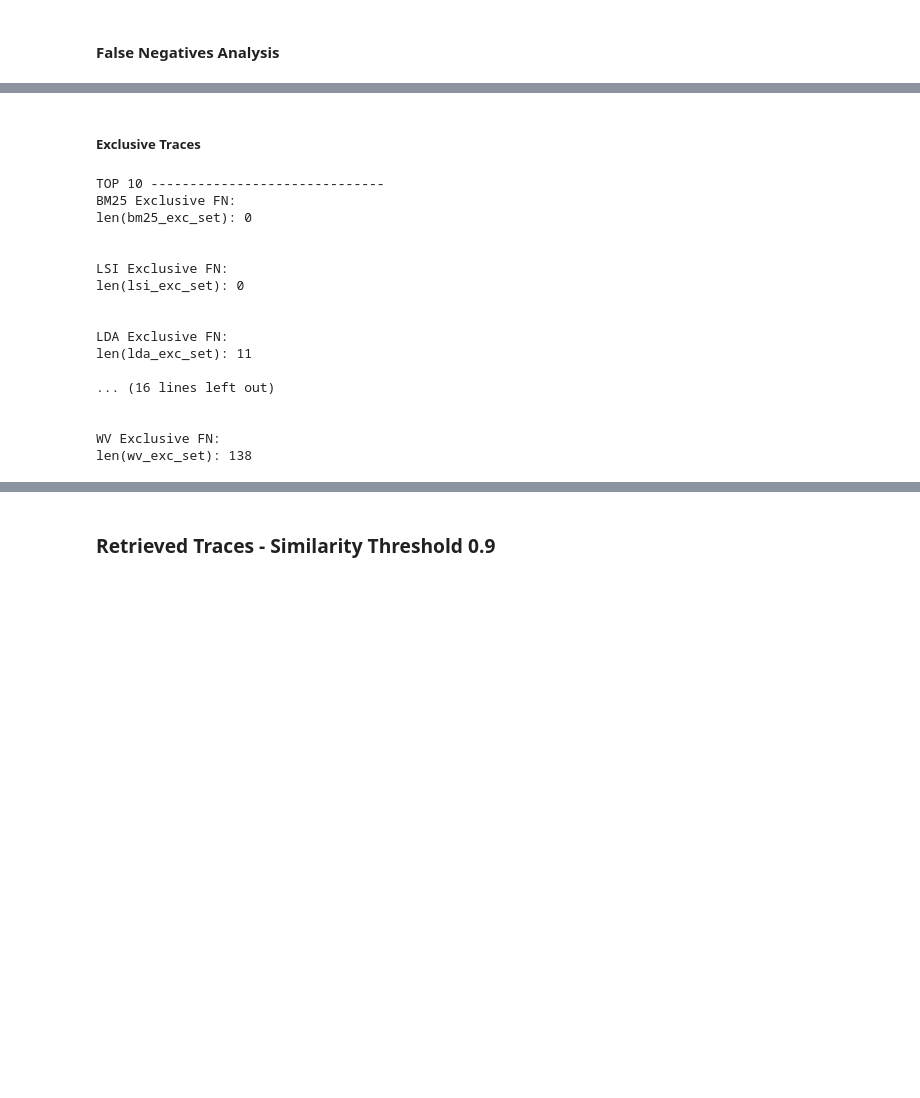
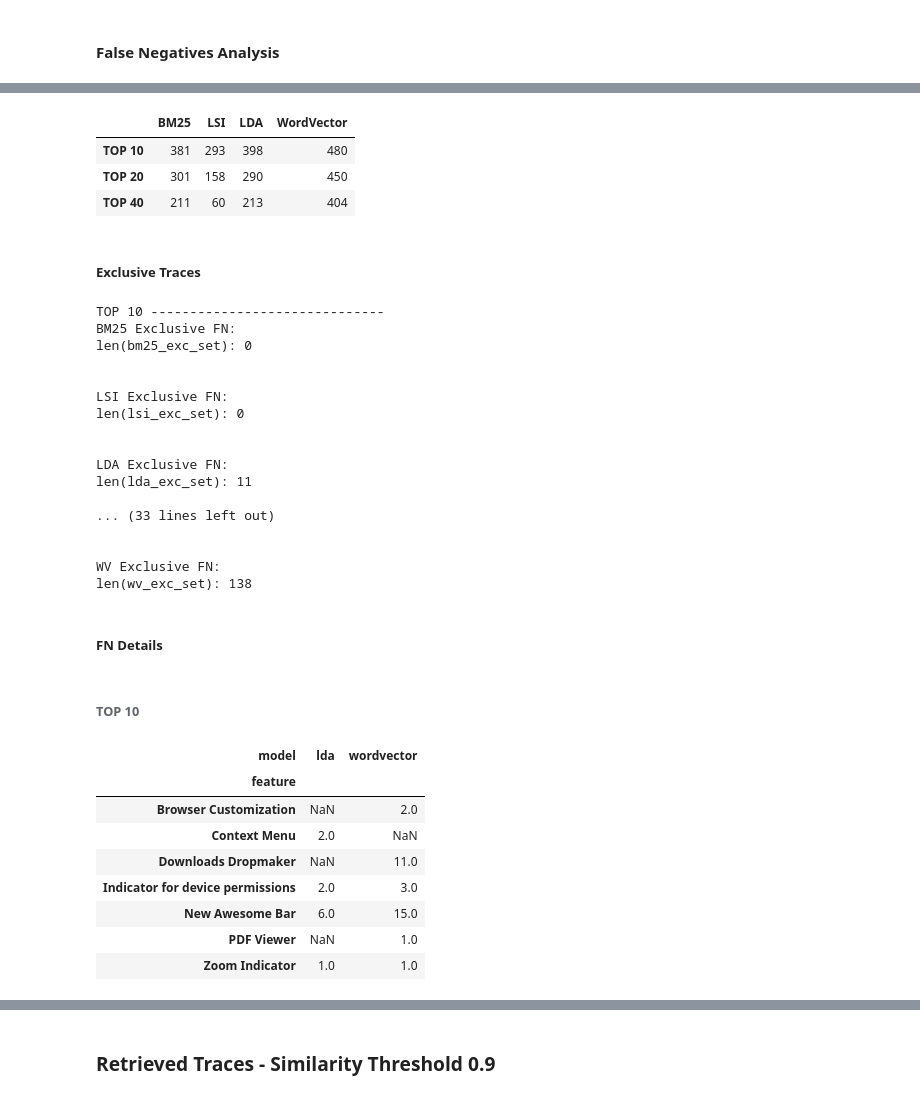
Before and after one commit to Pointpt/trace-link-recovery-study, a Jupyter notebook: notebooks/firefox_p2/tc_br_tracing/tc_br_runner.ipynb, the cells around one changed output, grey strips where cells are left out. Drawn from its saved outputs; the diff is of its cells as text; code cells hidden in the pictures; blank space fills up the shorter version.

```diff
--- a/notebooks/firefox_p2/tc_br_tracing/tc_br_runner.ipynb
+++ b/notebooks/firefox_p2/tc_br_tracing/tc_br_runner.ipynb
@@ -574,9 +571,39 @@ aux_functions.plot_venn_diagrams(40, bm25_fn_set_t40, lsi_fn_set_t40, lda_fn_set
+# %%
+df = pd.DataFrame(index=['TOP 10', 'TOP 20', 'TOP 40'], columns=['BM25','LSI','LDA','WordVector'])
+
+df.at['TOP 10','BM25'] = len(bm25_fn_set_t10)
+df.at['TOP 20','BM25'] = len(bm25_fn_set_t20)
+df.at['TOP 40','BM25'] = len(bm25_fn_set_t40)
+
+df.at['TOP 10','LSI'] = len(lsi_fn_set_t10)
+df.at['TOP 20','LSI'] = len(lsi_fn_set_t20)
+df.at['TOP 40','LSI'] = len(lsi_fn_set_t40)
+
+df.at['TOP 10','LDA'] = len(lda_fn_set_t10)
+df.at['TOP 20','LDA'] = len(lda_fn_set_t20)
+df.at['TOP 40','LDA'] = len(lda_fn_set_t40)
+
+df.at['TOP 10','WordVector'] = len(wv_fn_set_t10)
+df.at['TOP 20','WordVector'] = len(wv_fn_set_t20)
+df.at['TOP 40','WordVector'] = len(wv_fn_set_t40)
+
+print()
+
+df
+# %% [output]
+|  | BM25 | LSI | LDA | WordVector |
+| TOP 10 | 381 | 293 | 398 | 480 |
+| TOP 20 | 301 | 158 | 290 | 450 |
+| TOP 40 | 211 | 60 | 213 | 404 |
 # %% [markdown]
 ##### Exclusive Traces
 # %%
 print("TOP 10 ------------------------------")
 bm25_fn_exc_set_t10, lsi_fn_exc_set_t10, lda_fn_exc_set_t10, wv_fn_exc_set_t10 =  aux_functions.get_exclusive_traces(bm25_fn_set_t10, lsi_fn_set_t10, lda_fn_set_t10, wv_fn_set_t10, traces_type='FN')
 
+print("\n\nTOP 20 -------------------------------")
+bm25_fn_exc_set_t20, lsi_fn_exc_set_t20, lda_fn_exc_set_t20, wv_fn_exc_set_t20 =  aux_functions.get_exclusive_traces(bm25_fn_set_t20, lsi_fn_set_t20, lda_fn_set_t20, wv_fn_set_t20, traces_type='FN')
+
 print("\n\nTOP 40 -------------------------------")
 bm25_fn_exc_set_t40, lsi_fn_exc_set_t40, lda_fn_exc_set_t40, wv_fn_exc_set_t40 =  aux_functions.get_exclusive_traces(bm25_fn_set_t40, lsi_fn_set_t40, lda_fn_set_t40, wv_fn_set_t40, traces_type='FN')
 # %% [output]
@@ -592,8 +619,10 @@ len(lsi_exc_set): 0
 LDA Exclusive FN:
 len(lda_exc_set): 11
 
-... (16 lines left out)
+... (33 lines left out)
 
 
 WV Exclusive FN:
 len(wv_exc_set): 138
+# %% [markdown]
+##### FN Details
@@ -599,0 +664,21 @@ len(wv_exc_set): 138
+# %% [markdown]
+###### TOP 10
+# %%
+df_t10 = pd.concat([bm25_t10_fn_amount_by_feat,  lsi_t10_fn_amount_by_feat,
+                     lda_t10_fn_amount_by_feat, wv_t10_fn_amount_by_feat])
+
+df_t10 = df_t10[['tc','model']]
+df_t10.reset_index(inplace=True)
+df_t10.rename(columns={'tc':'FN_amount','tc_feat':'feature'}, inplace=True)
+df_t10 = df_t10.pivot('feature','model','FN_amount')
+df_t10.head(20)
+# %% [output]
+| model | lda | wordvector |
+| feature |  |  |
+| Browser Customization | NaN | 2.0 |
+| Context Menu | 2.0 | NaN |
+| Downloads Dropmaker | NaN | 11.0 |
+| Indicator for device permissions | 2.0 | 3.0 |
+| New Awesome Bar | 6.0 | 15.0 |
+| PDF Viewer | NaN | 1.0 |
+| Zoom Indicator | 1.0 | 1.0 |
```
Also changed, not shown: parts of 9 cells of this notebook.
